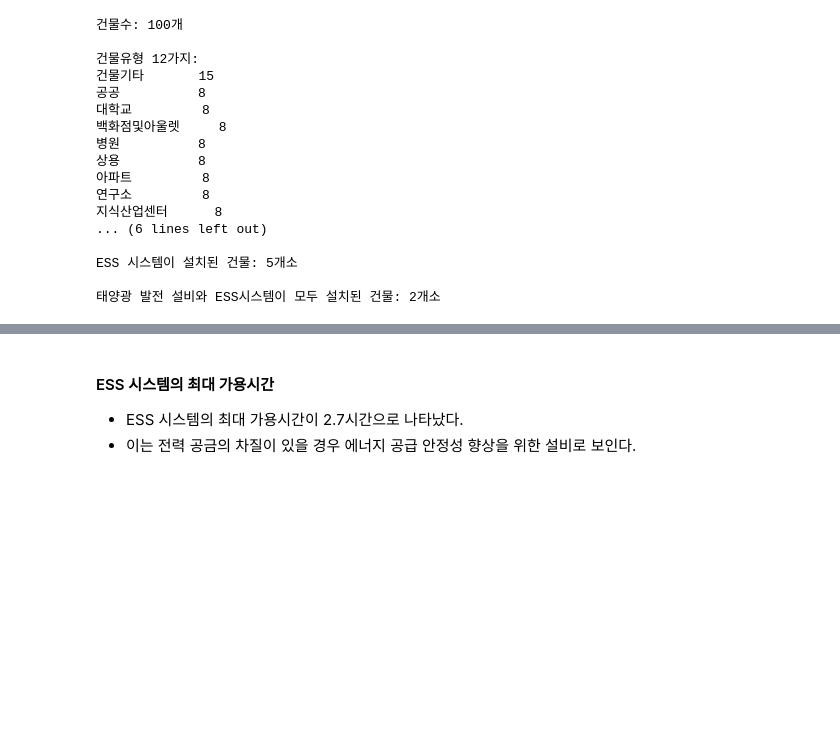
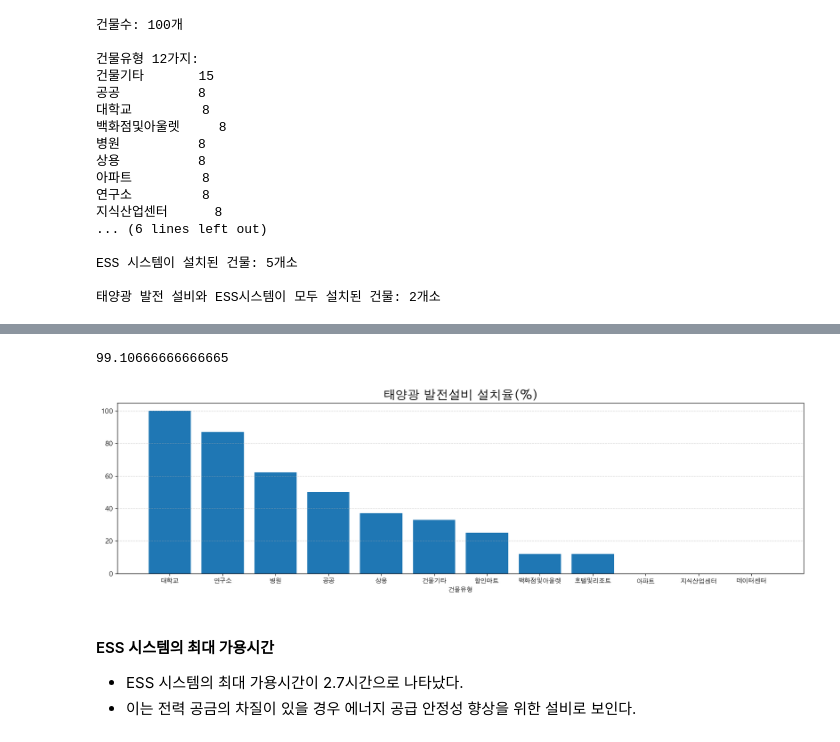
Before and after one commit to zivary/ABBA_test, a Jupyter notebook: ABBA_test-main/ABBA_test.ipynb, the cells around one changed output, grey strips where cells are left out. Drawn from its saved outputs; the diff is of its cells as text; code cells hidden in the pictures; blank space fills up the shorter version.

```diff
--- a/ABBA_test-main/ABBA_test.ipynb
+++ b/ABBA_test-main/ABBA_test.ipynb
@@ -182,3 +182,31 @@ building_info[building_info['태양광용량(kW)'] != 0]['태양광용량(kW)'].
+# %%
+building_info[building_info['태양광용량(kW)'] != 0]['태양광용량(kW)'].mean()
+# %% [output]
+99.10666666666665
+# %%
+building_type = building_info.value_counts('건물유형')
+building_type = building_type.reset_index()
+building_type = building_type.rename(columns={0:'건물수'})
+building_type_solar = building_info[building_info['태양광용량(kW)'] != 0].value_counts('건물유형')
+building_type_solar = building_type_solar.reset_index()
+building_type_solar = building_type_solar.rename(columns={0:'태양광 발전설비 설치'})
+building_type_solar_rate = building_type.merge(building_type_solar, how='outer', on='건물유형')
+building_type_solar_rate = building_type_solar_rate.replace(np.nan,0)
+building_type_solar_rate = building_type_solar_rate.set_index('건물유형')
+building_type_solar_rate['태양광 발전설비 설치율(%)'] = (building_type_solar_rate['태양광 발전설비 설치'] / building_type_solar_rate['건물수'])*100
+building_type_solar_rate = building_type_solar_rate.sort_values(['태양광 발전설비 설치율(%)'], ascending=False)
+building_type_solar_rate = building_type_solar_rate.astype('int')
+building_type_solar_rate
+
+
+plt.figure(figsize=(20,5))
+plt.bar(building_type_solar_rate.index, building_type_solar_rate['태양광 발전설비 설치율(%)'])
+plt.title('태양광 발전설비 설치율(%)', size = 20, weight='bold')
+plt.grid(True, axis='y', alpha=0.5, linestyle='--')
+plt.xlabel('건물유형')
+plt.show()
+# %% [output]
+[figure, added]
 # %% [markdown]
 #### ESS 시스템의 최대 가용시간
 - ESS 시스템의 최대 가용시간이 2.7시간으로 나타났다.
```
Also changed, not shown: parts of 8 cells of this notebook.
